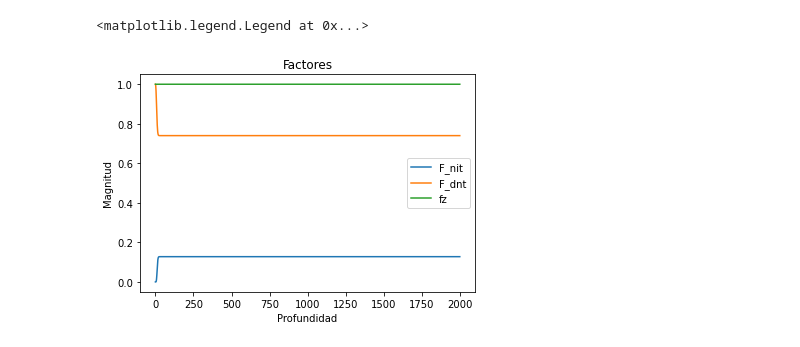
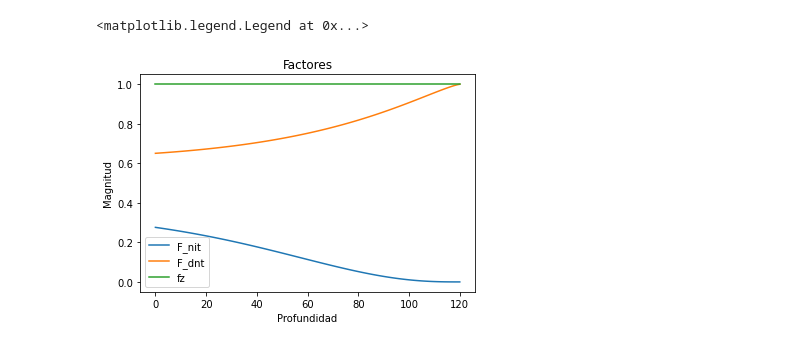
Before and after one commit to matdelaterra/UNTmodel, a Jupyter notebook: Untitled.ipynb, the cells around one changed output. Cells and saved outputs as stored; diff of their text form; code cells hidden in the pictures.

Commit message:
Cambios al modelo nmod, arreglo en la funcion de presion y en la definicion de vz. Tambien se modificaron los atributos para hacerlos privados

```diff
--- a/Untitled.ipynb
+++ b/Untitled.ipynb
@@ -313,9 +297,9 @@ dic_h = {
 }
 # %%
 #Creación del objeto modelo
-mod = Modelo(2000, 1, propiedades=dic_h, NH4=600, NO3 = 1)
+mod = Modelo(120, 1, propiedades=dic_h, NH4=60, NO3 = 1)
 # %%
 #cálculo de profundidad
-z = mod.z()
+z = mod.perfil_z()
 z
 # %% [output]
@@ -354,20 +392,20 @@ fswnt = mod.fswnt()
 fswdnt = mod.fswdnt()
 # %%
 x = z
-y1 = fswnt
-y2 = fswdnt
+y1 = np.flip(fswnt)
+y2 = np.flip(fswdnt)
 y3 = fz
 fig, ax = plt.subplots()
 ax.plot(x, y1)
 ax.plot(x, y2)
 ax.plot(x, y3)
 ax.set_xlabel('Profundidad')
 ax.set_ylabel('Magnitud')
 ax.set_title('Factores')
 ax.legend(['F_nit','F_dnt','fz'])
 # %% [output]
 <matplotlib.legend.Legend at 0x...>
-[figure, old version]
+[figure, new version]
 # %%
 #ELEMENTOS PARA CALCULAR LAS CONCENTRACIONES
 ### factor de retardación
```
Also changed, not shown: parts of 7 cells of this notebook, 2 other files.
